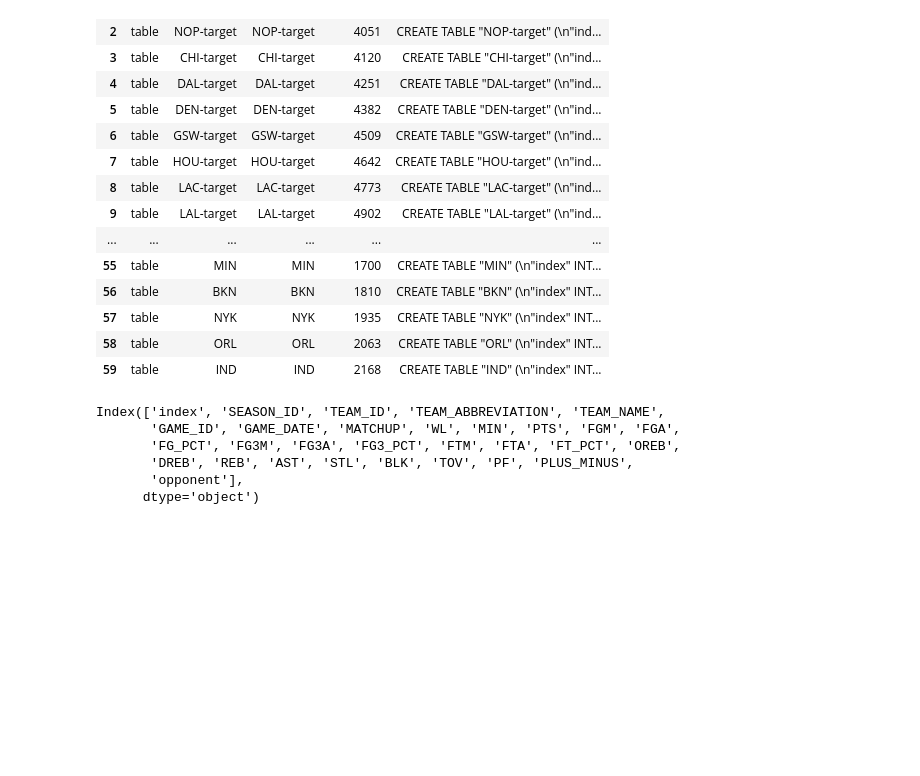
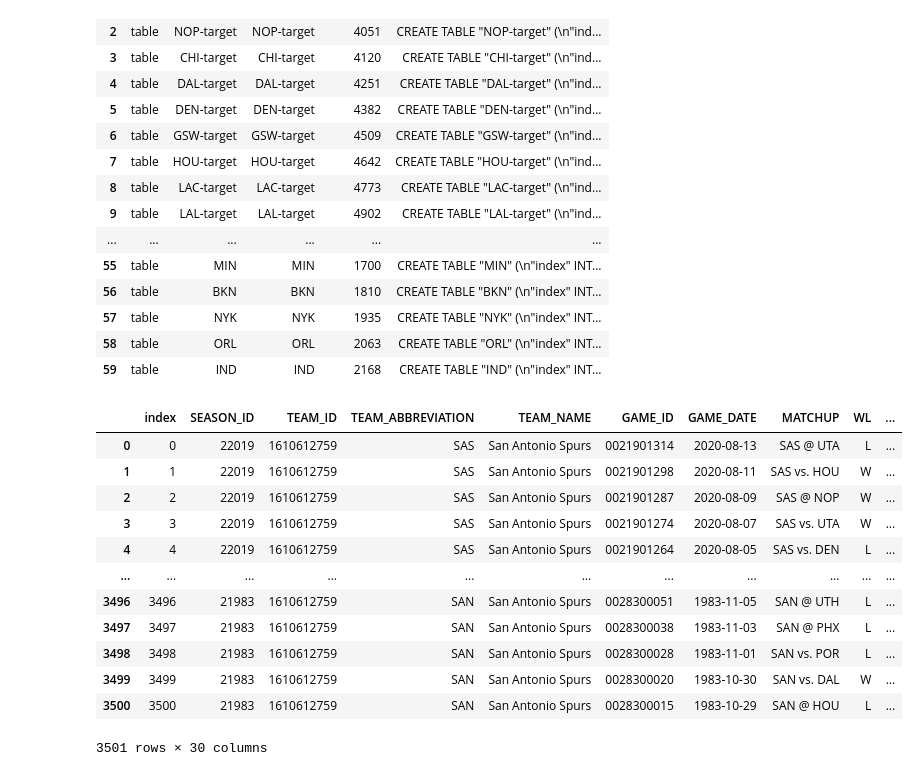
Before and after one commit to rittik97/NBA, a Jupyter notebook: get_data.ipynb, the cells around one changed output. Drawn from its saved outputs; the diff is of its cells as text; code cells hidden in the pictures; blank space fills up the shorter version.

Commit message:
all teams loaded

```diff
--- a/get_data.ipynb
+++ b/get_data.ipynb
@@ -54,11 +61,18 @@ where type='table'
 | 58 | table | ORL | ORL | 2063 | CREATE TABLE "ORL" (\n"index" INT... |
 | 59 | table | IND | IND | 2168 | CREATE TABLE "IND" (\n"index" INT... |
 # %%
-pd.read_sql("select * from sas", connection).columns
+pd.read_sql("select * from sas", connection)
 # %% [output]
+|  | index | SEASON_ID | TEAM_ID | TEAM_ABBREVIATION | TEAM_NAME | GAME_ID | GAME_DATE | MATCHUP | WL | ... |
+| 0 | 0 | 22019 | 1610612759 | SAS | San Antonio Spurs | 0021901314 | 2020-08-13 | SAS @ UTA | L | ... |
+| 1 | 1 | 22019 | 1610612759 | SAS | San Antonio Spurs | 0021901298 | 2020-08-11 | SAS vs. HOU | W | ... |
+| 2 | 2 | 22019 | 1610612759 | SAS | San Antonio Spurs | 0021901287 | 2020-08-09 | SAS @ NOP | W | ... |
+| 3 | 3 | 22019 | 1610612759 | SAS | San Antonio Spurs | 0021901274 | 2020-08-07 | SAS vs. UTA | W | ... |
+| 4 | 4 | 22019 | 1610612759 | SAS | San Antonio Spurs | 0021901264 | 2020-08-05 | SAS vs. DEN | L | ... |
+| ... | ... | ... | ... | ... | ... | ... | ... | ... | ... | ... |
+| 3496 | 3496 | 21983 | 1610612759 | SAN | San Antonio Spurs | 0028300051 | 1983-11-05 | SAN @ UTH | L | ... |
+| 3497 | 3497 | 21983 | 1610612759 | SAN | San Antonio Spurs | 0028300038 | 1983-11-03 | SAN @ PHX | L | ... |
+| 3498 | 3498 | 21983 | 1610612759 | SAN | San Antonio Spurs | 0028300028 | 1983-11-01 | SAN vs. POR | L | ... |
+| 3499 | 3499 | 21983 | 1610612759 | SAN | San Antonio Spurs | 0028300020 | 1983-10-30 | SAN vs. DAL | W | ... |
+| 3500 | 3500 | 21983 | 1610612759 | SAN | San Antonio Spurs | 0028300015 | 1983-10-29 | SAN @ HOU | L | ... |
-Index(['index', 'SEASON_ID', 'TEAM_ID', 'TEAM_ABBREVIATION', 'TEAM_NAME',
-       'GAME_ID', 'GAME_DATE', 'MATCHUP', 'WL', 'MIN', 'PTS', 'FGM', 'FGA',
-       'FG_PCT', 'FG3M', 'FG3A', 'FG3_PCT', 'FTM', 'FTA', 'FT_PCT', 'OREB',
-       'DREB', 'REB', 'AST', 'STL', 'BLK', 'TOV', 'PF', 'PLUS_MINUS',
-       'opponent'],
-      dtype='object')
+3501 rows × 30 columns
```
Also changed, not shown: parts of 4 cells of this notebook, 2 other files.
